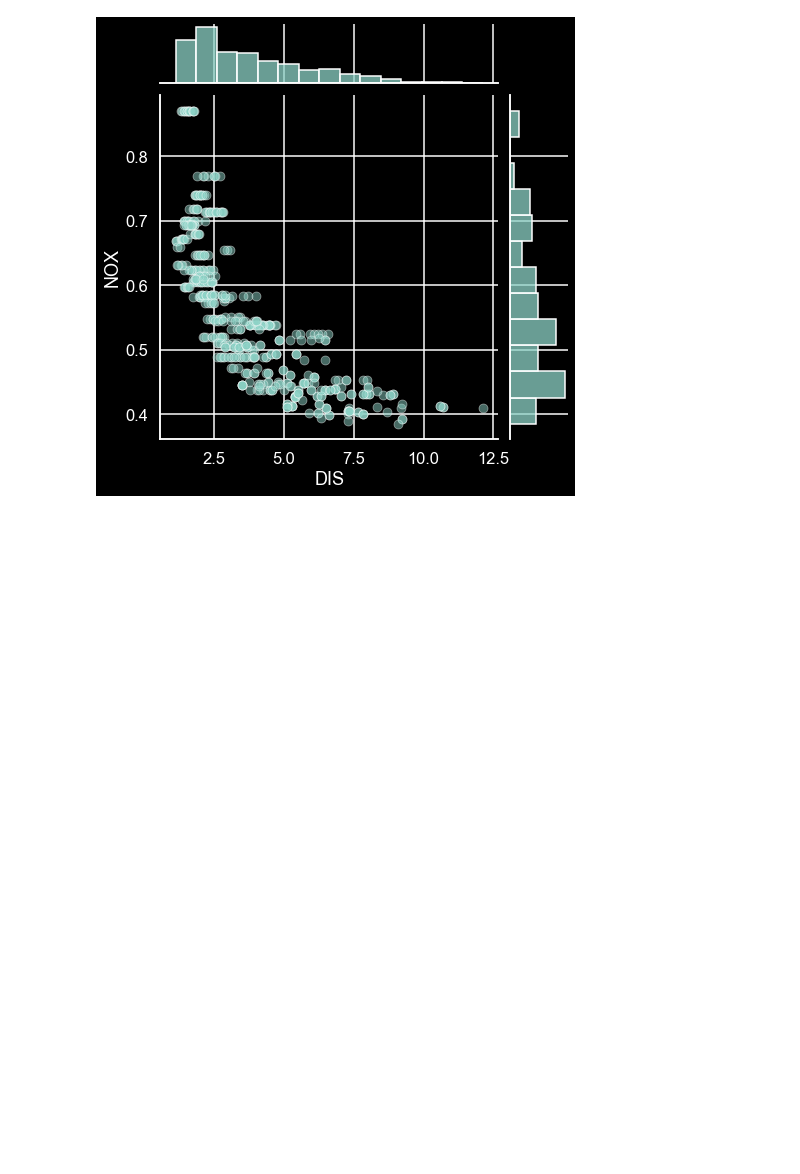
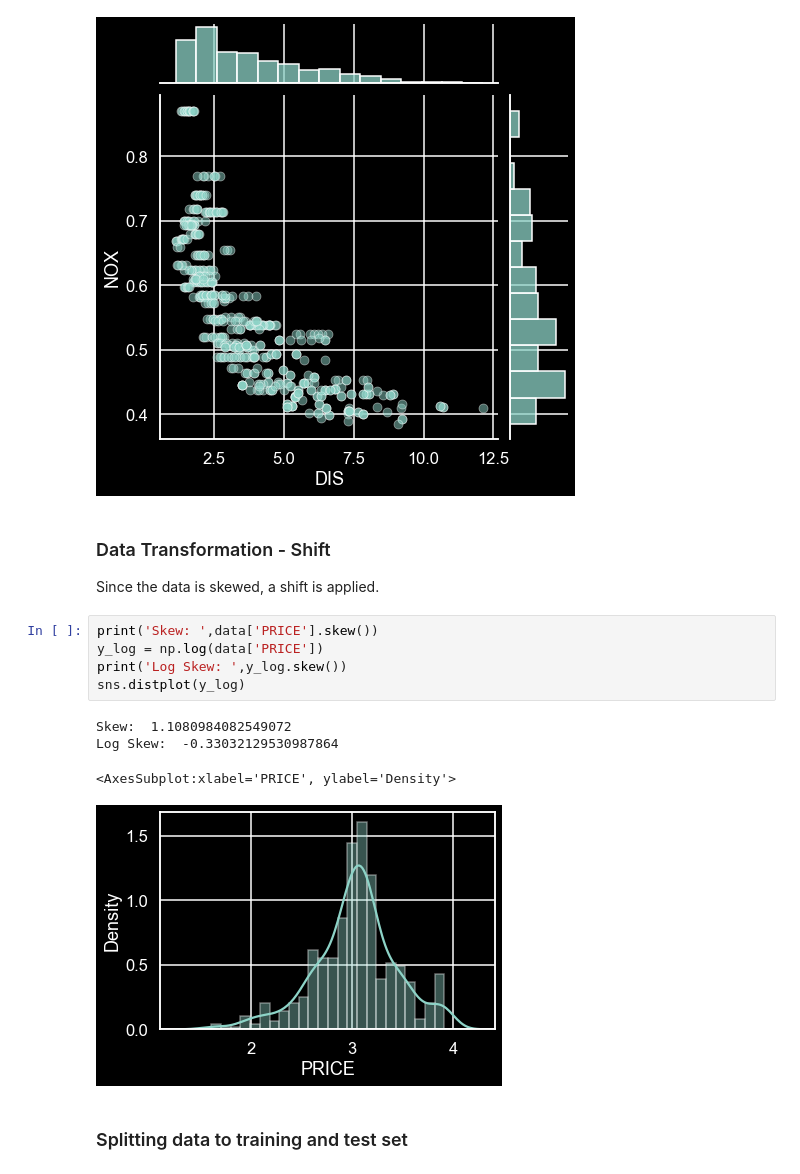
Before and after one commit to BalazsSzekeres/multivariable-regression-sample, a Jupyter notebook: src/multivariable_regression.ipynb, the cells around one changed output. Saved outputs shown, nothing was run; the diff lists cells and outputs as text; blank space fills up the shorter version.

```diff
--- a/src/multivariable_regression.ipynb
+++ b/src/multivariable_regression.ipynb
@@ -77,3 +82,18 @@ sns.jointplot(x=data['DIS'], y=data['NOX'],
 # %% [output]
 <seaborn.axisgrid.JointGrid at 0x...>
 [figure]
+# %% [markdown]
+### Data Transformation - Shift
+Since the data is skewed, a shift is applied.
+# %%
+print('Skew: ',data['PRICE'].skew())
+y_log = np.log(data['PRICE'])
+print('Log Skew: ',y_log.skew())
+sns.distplot(y_log)
+# %% [output]
+Skew:  1.1080984082549072
+Log Skew:  -0.33032129530987864
+<AxesSubplot:xlabel='PRICE', ylabel='Density'>
+[figure, added]
+# %% [markdown]
+### Splitting data to training and test set
```
Also changed, not shown: parts of 10 cells of this notebook, 1 other file.
